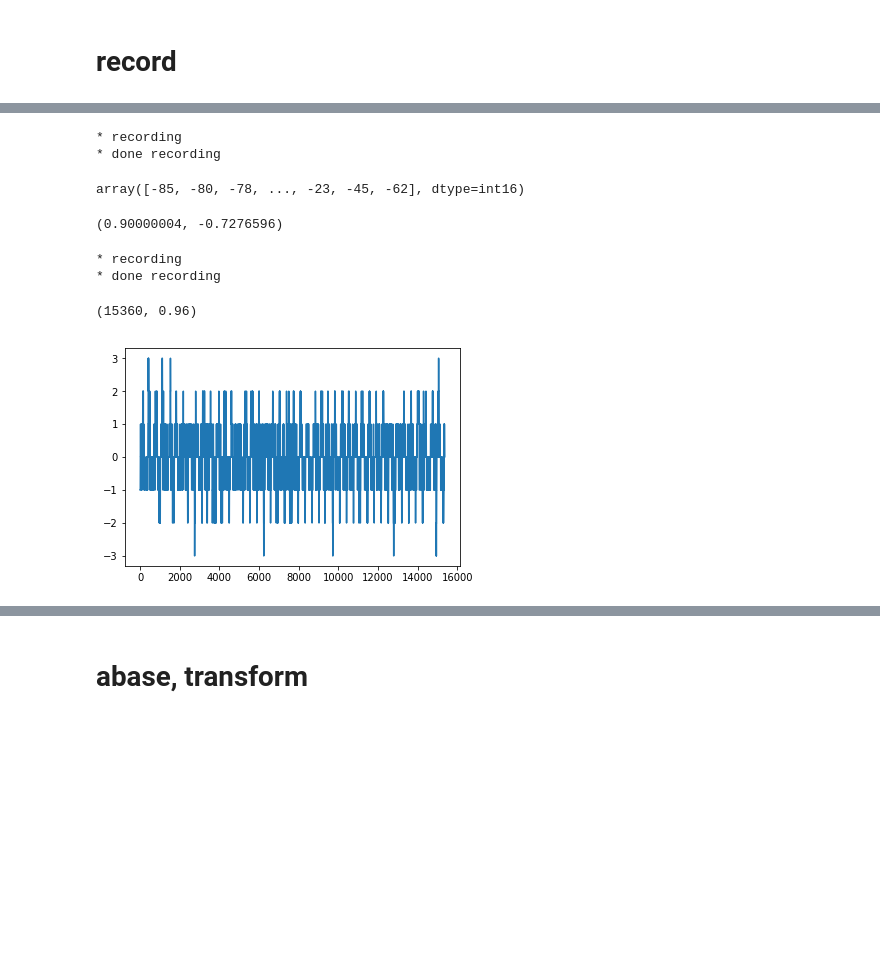
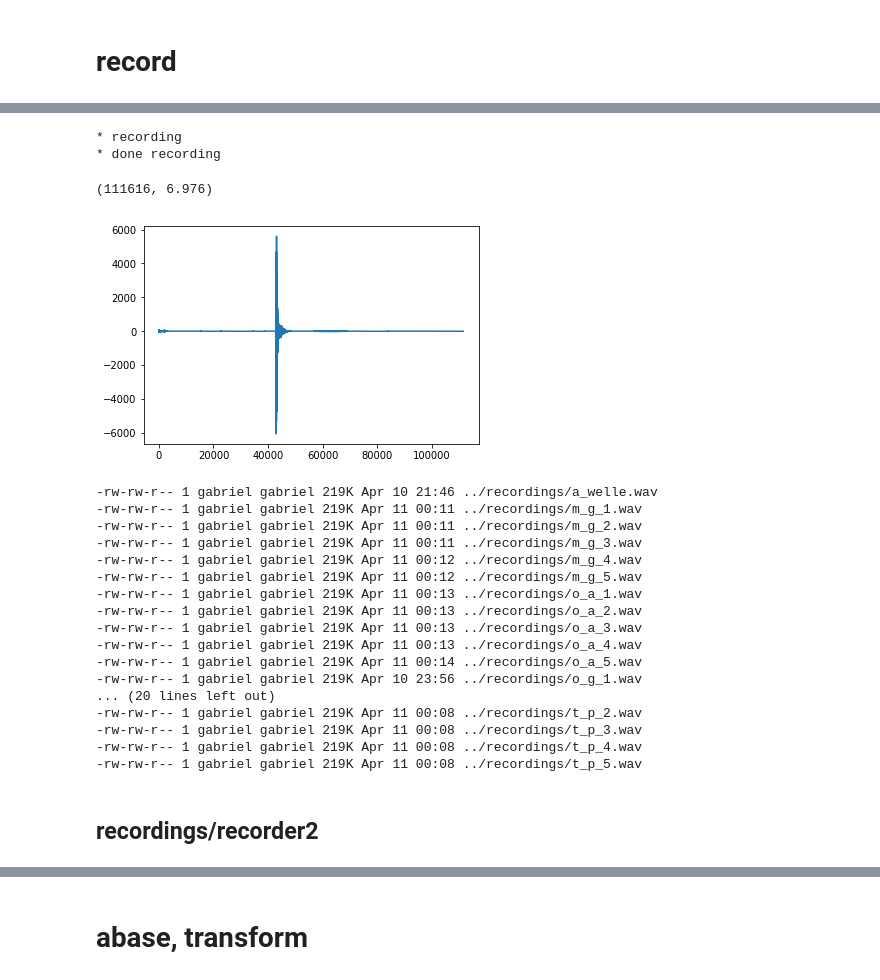
Before and after one commit to nuru-nu/moyo, a Jupyter notebook: notebooks/audio.ipynb, the cells around one changed output, grey strips where cells are left out. Drawn from its saved outputs; the diff is of its cells as text; code cells hidden in the pictures; blank space fills up the shorter version.

```diff
--- a/notebooks/audio.ipynb
+++ b/notebooks/audio.ipynb
@@ -63,6 +61,0 @@ ai0 = audio.AudioInterface(input=1, device_index=None)
-# %%
-ai0.record(secs=1)
-# %% [output]
-* recording
-* done recording
-array([-85, -80, -78, ..., -23, -45, -62], dtype=int16)
@@ -76,6 +61,0 @@ output_stream = p.open(
-# %%
-compressed = util.int16_to_float(data)
-compressed *= 0.9 / max(compressed.max(), -compressed.min())
-compressed.max(), compressed.min()
-# %% [output]
-(0.90000004, -0.7276596)
@@ -84,10 +62,10 @@ output_stream.write(util.float_to_int16(compressed).tostring())
 # %%
 # record ...
-data = audio_interface.record(secs=1)
+data = audio_interface.record(secs=7)
 plt.plot(data)
 len(data), len(data)/settings.rate
 # %% [output]
 * recording
 * done recording
-(15360, 0.96)
+(111616, 6.976)
-[figure, old version]
+[figure, new version]
@@ -97,6 +73,26 @@ len(data), len(data)/settings.rate
 # store recording...
 scipy.io.wavfile.write('../recordings/t_a_5.wav', rate, data)
 # !ls -lh ../recordings/*
+# %% [output]
+-rw-rw-r-- 1 gabriel gabriel 219K Apr 10 21:46 ../recordings/a_welle.wav
+-rw-rw-r-- 1 gabriel gabriel 219K Apr 11 00:11 ../recordings/m_g_1.wav
+-rw-rw-r-- 1 gabriel gabriel 219K Apr 11 00:11 ../recordings/m_g_2.wav
+-rw-rw-r-- 1 gabriel gabriel 219K Apr 11 00:11 ../recordings/m_g_3.wav
+-rw-rw-r-- 1 gabriel gabriel 219K Apr 11 00:12 ../recordings/m_g_4.wav
+-rw-rw-r-- 1 gabriel gabriel 219K Apr 11 00:12 ../recordings/m_g_5.wav
+-rw-rw-r-- 1 gabriel gabriel 219K Apr 11 00:13 ../recordings/o_a_1.wav
+-rw-rw-r-- 1 gabriel gabriel 219K Apr 11 00:13 ../recordings/o_a_2.wav
+-rw-rw-r-- 1 gabriel gabriel 219K Apr 11 00:13 ../recordings/o_a_3.wav
+-rw-rw-r-- 1 gabriel gabriel 219K Apr 11 00:13 ../recordings/o_a_4.wav
+-rw-rw-r-- 1 gabriel gabriel 219K Apr 11 00:14 ../recordings/o_a_5.wav
+-rw-rw-r-- 1 gabriel gabriel 219K Apr 10 23:56 ../recordings/o_g_1.wav
+... (20 lines left out)
+-rw-rw-r-- 1 gabriel gabriel 219K Apr 11 00:08 ../recordings/t_p_2.wav
+-rw-rw-r-- 1 gabriel gabriel 219K Apr 11 00:08 ../recordings/t_p_3.wav
+-rw-rw-r-- 1 gabriel gabriel 219K Apr 11 00:08 ../recordings/t_p_4.wav
+-rw-rw-r-- 1 gabriel gabriel 219K Apr 11 00:08 ../recordings/t_p_5.wav
 # %%
 p = pyaudio.PyAudio()
 pyaudio.Stream()
+# %% [markdown]
+## recordings/recorder2
```
Also changed, not shown: parts of 61 cells of this notebook, 2 other files.
